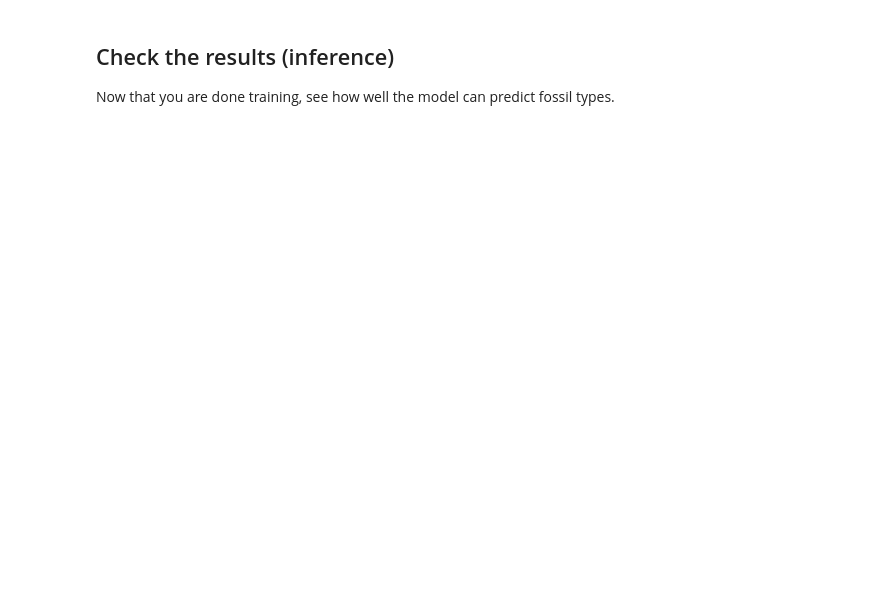
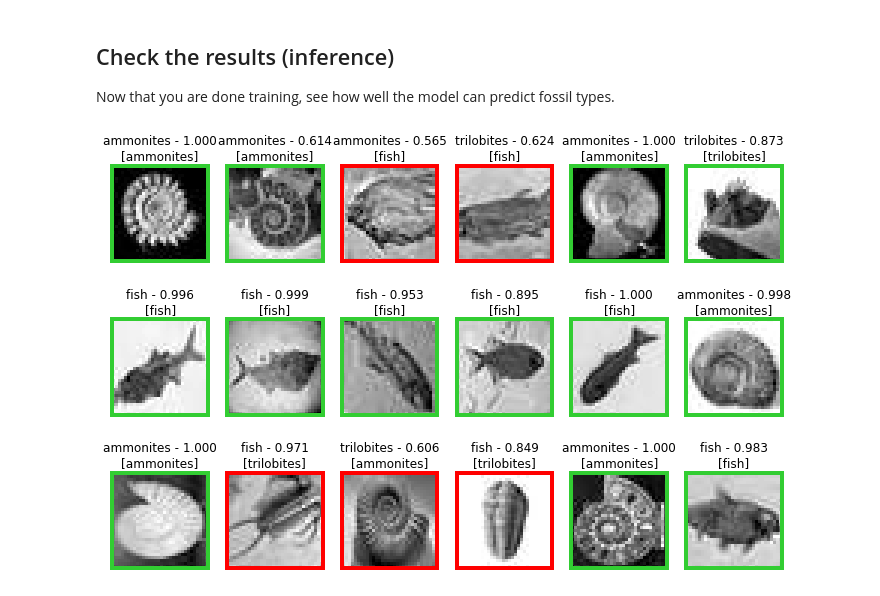
Before and after one commit to agilescientific/digilead, a Jupyter notebook: notebooks/0_Image_classification_on_the_cloud.ipynb, the cells around one changed output. Cells and saved outputs as stored; diff of their text form; code cells hidden in the pictures; blank space fills up the shorter version.

```diff
--- a/notebooks/0_Image_classification_on_the_cloud.ipynb
+++ b/notebooks/0_Image_classification_on_the_cloud.ipynb
@@ -187,0 +220,7 @@ plot_predictions(np.squeeze(X_val[:16]),
+# %%
+LABEL_NAMES = ['ammonites', 'fish', 'trilobites']
+
+cpu_model = create_model(X_train.shape[1:])
+cpu_model.load_weights('./fossils.h5')
+
+y_pred = cpu_model.predict(X_val)
@@ -187,0 +280,4 @@ plot_predictions(np.squeeze(X_val[:16]),
+# %%
+visualize(X_val, y_val, y_pred, classes=LABEL_NAMES)
+# %% [output]
+[figure, added]
```
Also changed, not shown: parts of 11 cells of this notebook.
